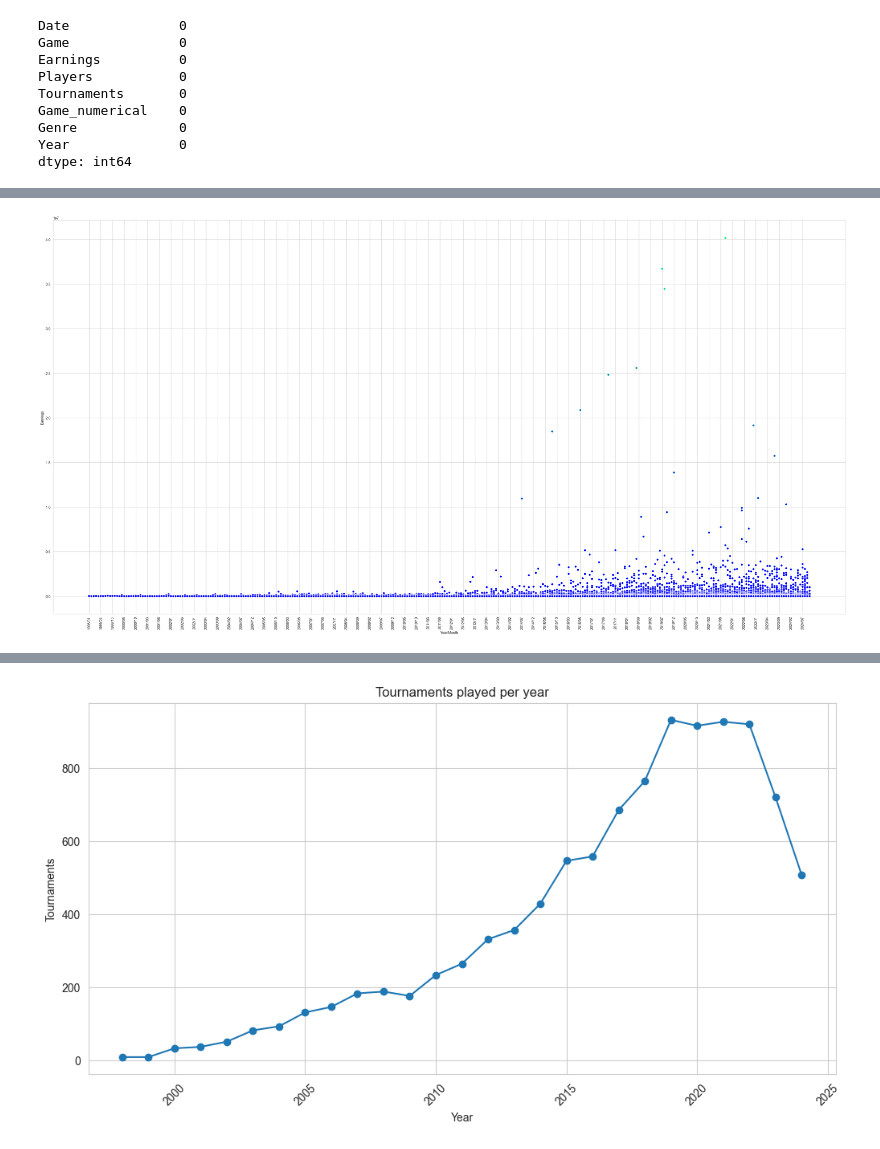
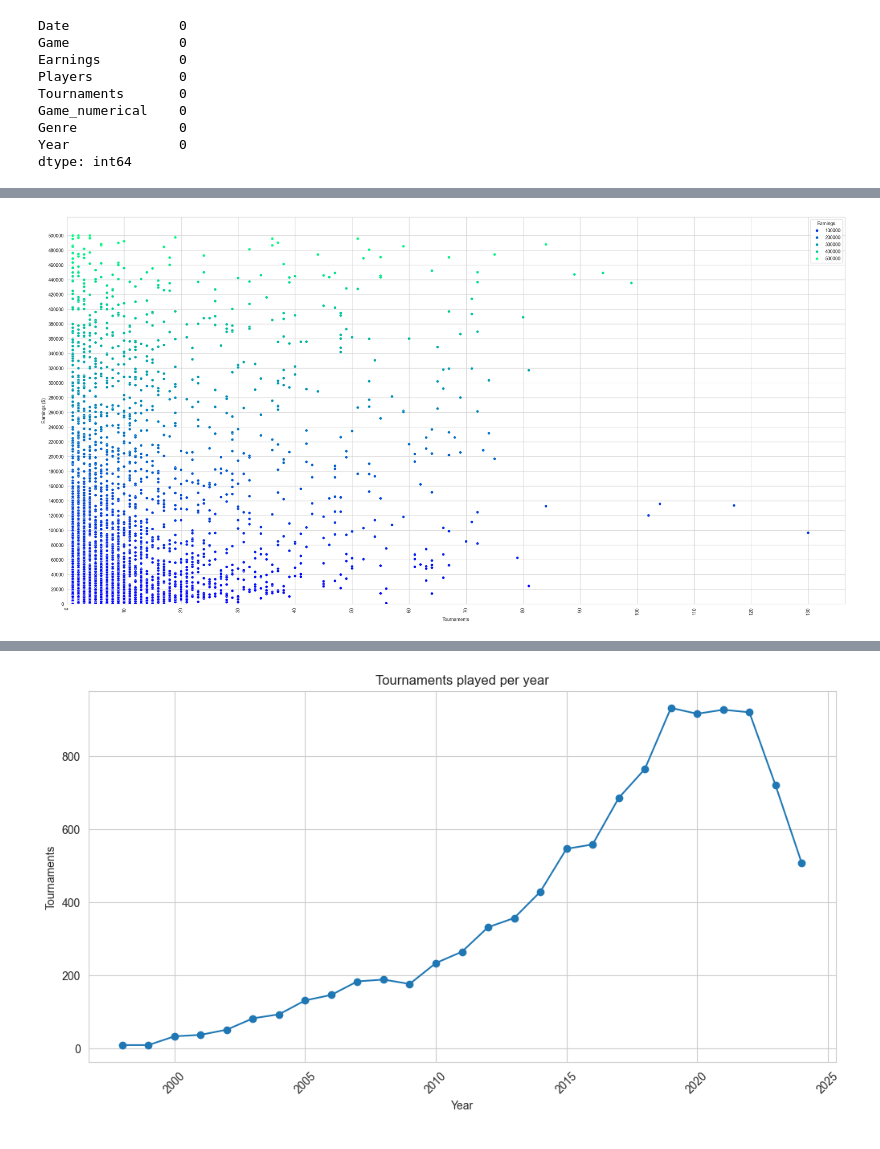
Before and after one commit to AndreasL85/pyprojektarbete, a Jupyter notebook: esports.ipynb, the cells around one changed output, grey strips where cells are left out. Cells and saved outputs as stored; diff of their text form; code cells hidden in the pictures.

```diff
--- a/esports.ipynb
+++ b/esports.ipynb
@@ -133,9 +127,13 @@ axes.set_ylim(10, 1000)
 # %%
 data["YearMonth"] = data["Date"].dt.strftime("%Y/%m")
-plt.figure(figsize=(40, 20))
-axes = sns.scatterplot(data=data, x="YearMonth", y="Earnings", hue="Earnings", palette = "winter", legend = False)
-plt.xticks(plt.xticks()[0][::5], rotation=90);
-y_min, y_max = axes.get_ylim()  # Hämta min/max för y-axeln
-plt.xlabel("Year/Month");
+plt.figure(figsize=(30, 15))
+filter_data = data[(data["Earnings"] > 0) & (data["Earnings"] <= 500000)]
+axes = sns.scatterplot(data=filter_data, x="Tournaments", y="Earnings", hue="Earnings", palette = "winter", legend = True)
+plt.xticks(np.arange(0, 131, 10), rotation=90);
+plt.yticks(np.arange(0, 520000, 20000))
+plt.xlim(left=0)
+plt.ylim(bottom=-5)
+plt.ylabel("Earnings ($)");
+plt.xlabel("Tournaments");
 # %% [output]
-[figure, old version]
+[figure, new version]
```
Also changed, not shown: parts of 14 cells of this notebook.
